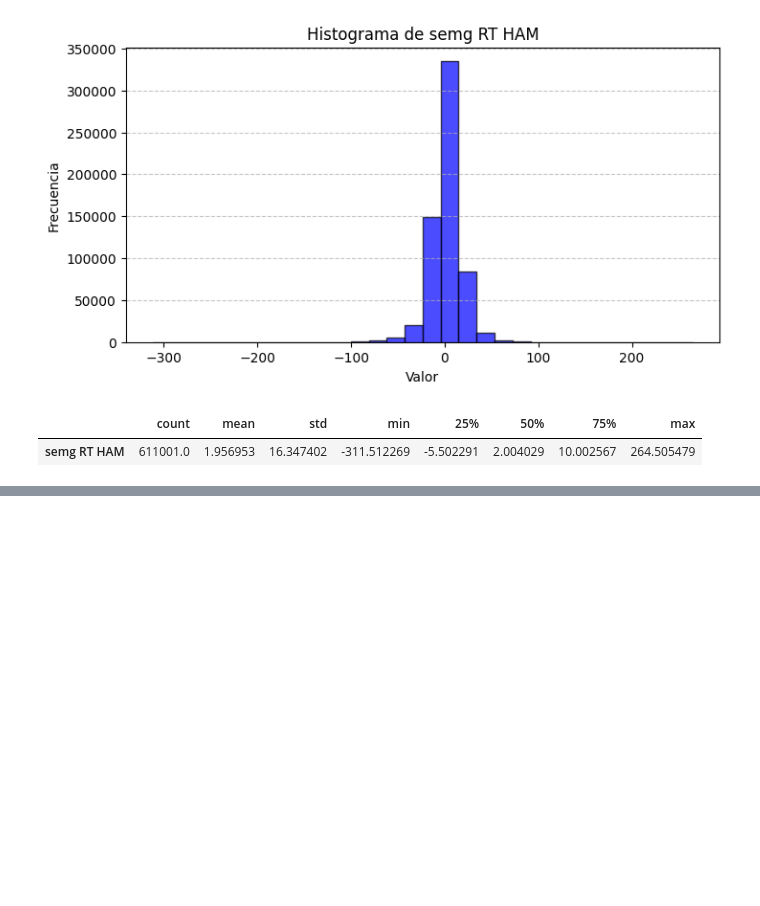
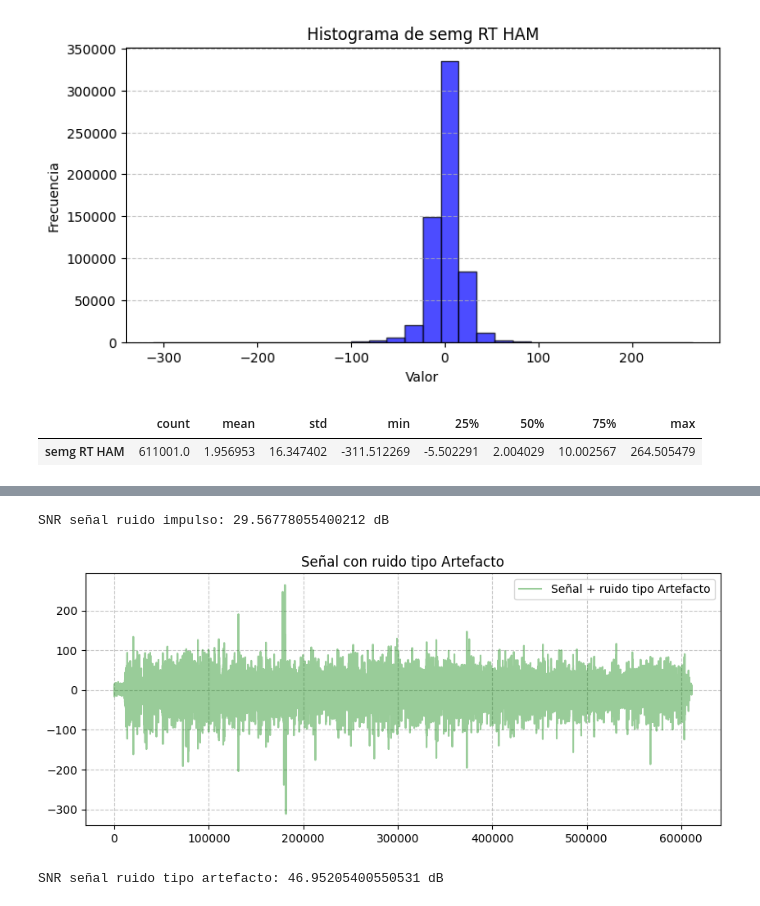
Before and after one commit to Luna-Rincon/Laboratorio-1, a Jupyter notebook: Main.ipynb, the cells around one changed output, grey strips where cells are left out. Saved outputs shown, nothing was run; the diff lists cells and outputs as text; code cells hidden in the pictures; blank space fills up the shorter version.

```diff
--- a/Main.ipynb
+++ b/Main.ipynb
@@ -237,0 +312,65 @@ plt.show()
+# %%
+#CALCULAR EL SNR DE LA SEÑAL CON RUIDO DE IMPULSO
+
+# Calcular la potencia de la señal y del ruido
+P_señal = np.mean(señalrimpulso ** 2)  # Potencia de la señal
+P_ruido = np.mean(rimpulso ** 2)   # Potencia del ruido
+
+# Calcular SNR en decibeles (dB)
+SNRImp = 10 * np.log10(P_señal / P_ruido)
+print("SNR señal ruido impulso: " + str(SNRImp) + " dB")
+# %% [output]
+SNR señal ruido impulso: 29.56778055400212 dB
+# %%
+##RUIDO DE TIPO ARTEFACTO
+# Copia de la señal original
+señal3 = df_rt['semg RT HAM'].values
+
+# Parámetros del ruido tipo artefacto
+frecart = 50  # Frecuencia de la interferencia (en Hz)
+amplart = 0.1  # Amplitud de la interferencia
+muestras_transitorias = 50  # Duración de los transitorios (en muestras)
+ampltrans = 0.3  # Amplitud de los transitorios
+probtrans = 0.005  # Probabilidad de ocurrencia de transitorios
+
+# Generación de ruido tipo artefacto
+tiempo = np.arange(len(señal3))
+ruido_periodico = amplart * np.sin(2 * np.pi * frecart * tiempo / len(tiempo))
+
+# Generación de transitorios
+ruido_transitorio = np.zeros_like(señal3)
+indices_transitorios = np.random.rand(len(señal3)) < probtrans
+ruido_transitorio[indices_transitorios] = ampltrans * np.random.randn(np.sum(indices_transitorios))
+
+# Combinación de ruido periódico y transitorio
+rartefacto = ruido_periodico + ruido_transitorio
+
+# Señal con ruido tipo artefacto
+señalruidoartefacto = señal3 + rartefacto
+
+# Agregar al DataFrame sin warning
+df_rt.loc[:, 'Rartefacto'] = señalruidoartefacto
+
+# Graficar
+plt.figure(figsize=(10, 4))
+plt.plot(señalruidoartefacto, label="Señal + ruido tipo Artefacto", alpha=0.4, color='green')
+plt.legend()
+plt.title("Señal con ruido tipo Artefacto")
+
+# Agregar rejilla
+plt.grid(True, linestyle="--", alpha=0.7)
+plt.show()
+# %% [output]
+[figure, added]
+# %%
+#CALCULAR EL SNR DE LA SEÑAL CON RUIDO TIPO ARTEFACTO
+
+# Calcular la potencia de la señal y del ruido
+P_señal = np.mean(señalruidoartefacto ** 2)  # Potencia de la señal
+P_ruido = np.mean(rartefacto ** 2)   # Potencia del ruido
+
+# Calcular SNR en decibeles (dB)
+SNRArt = 10 * np.log10(P_señal / P_ruido)
+print("SNR señal ruido tipo artefacto: " + str(SNRArt) + " dB")
+# %% [output]
+SNR señal ruido tipo artefacto: 46.95205400550531 dB
```
Also changed, not shown: parts of 20 cells of this notebook.
